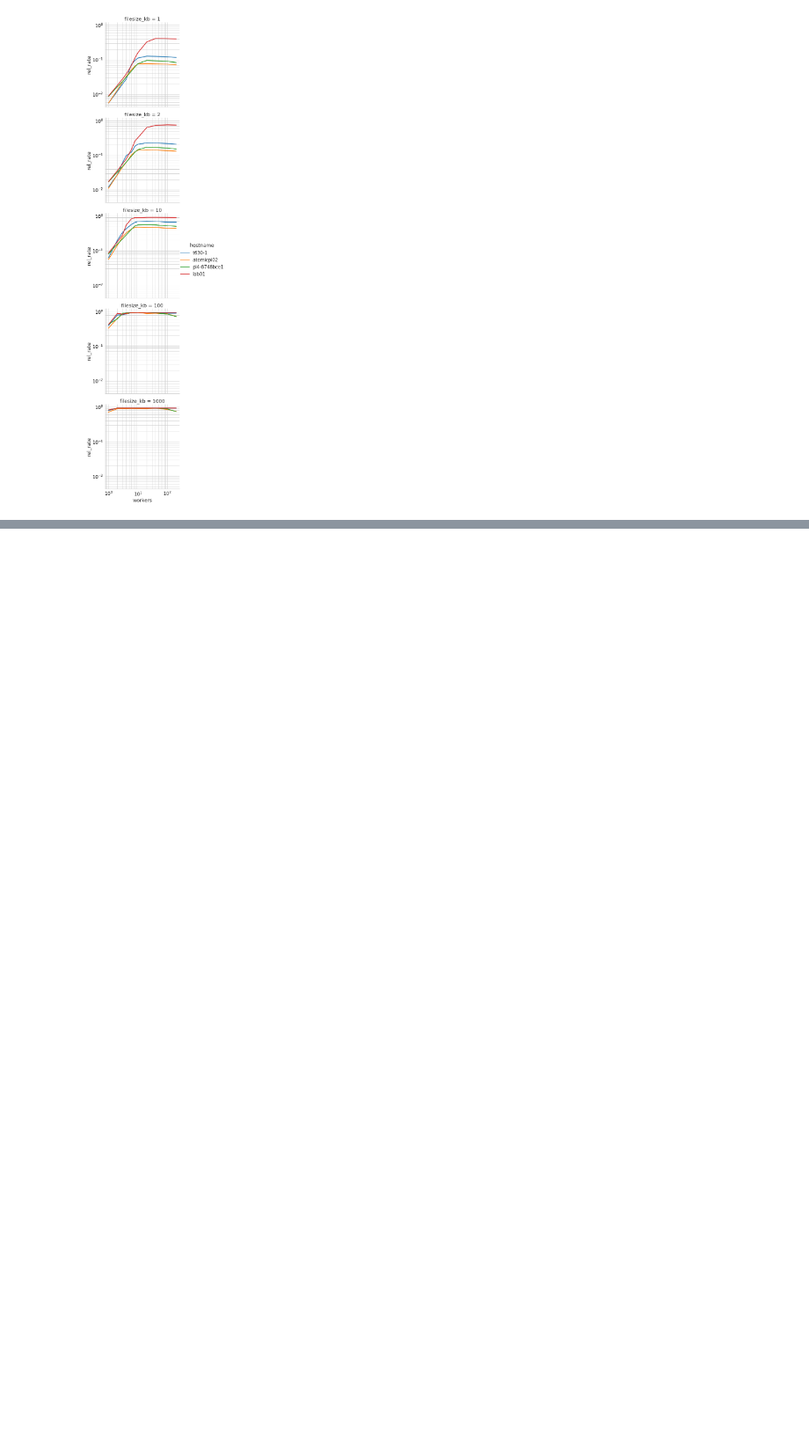
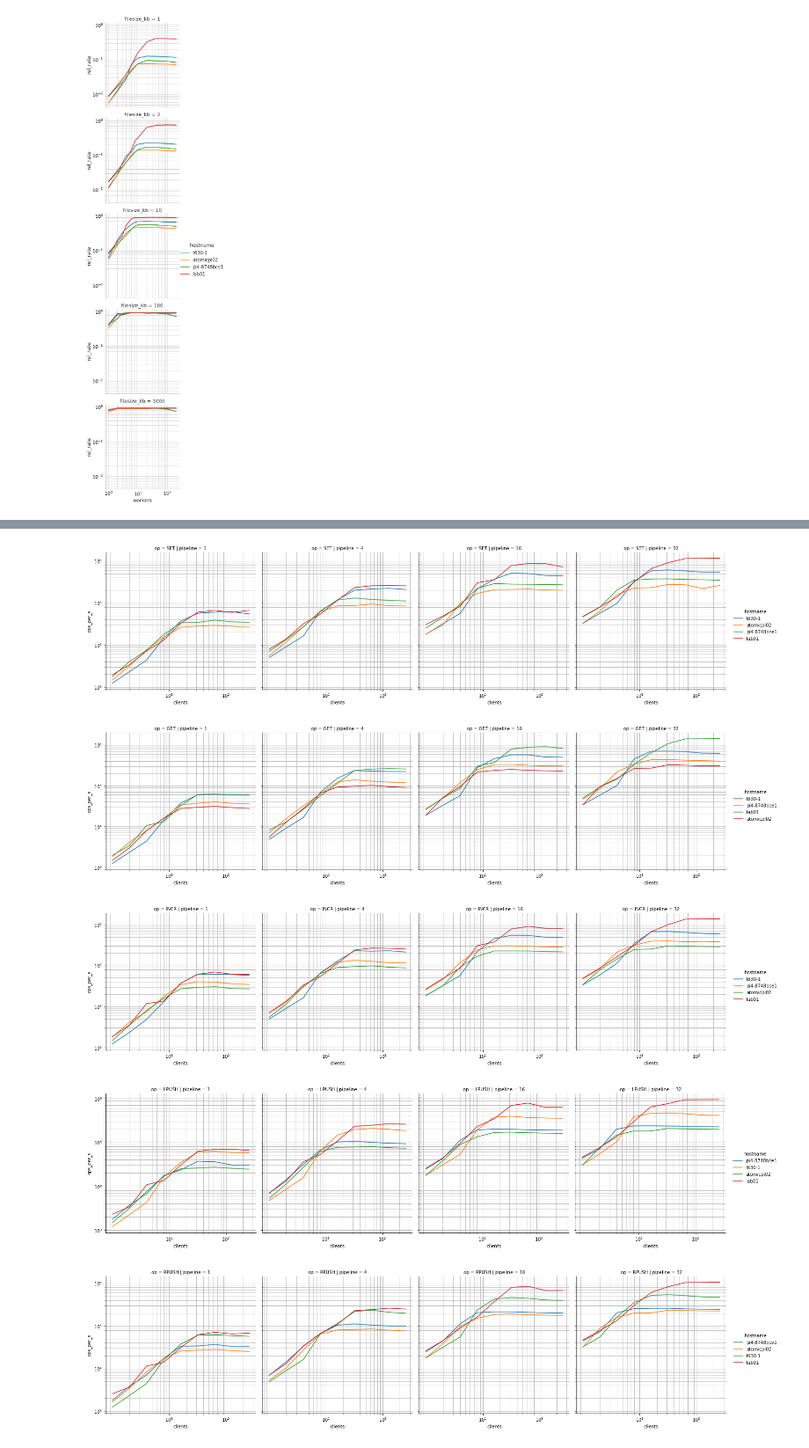
Before and after one commit to johnp789/linux-benchmarking-2021, a Jupyter notebook: results.ipynb, the cells around one changed output, grey strips where cells are left out. Shown at 88% size. Cells and saved outputs as stored; diff of their text form; code cells hidden in the pictures; blank space fills up the shorter version.

Commit message:
add redis benchmark and results

```diff
--- a/results.ipynb
+++ b/results.ipynb
@@ -50,3 +50,6 @@ for _, ax in g.axes_dict.items():
     ax.yaxis.grid(which="both")
 # %% [output]
 [figure]
+# %%
+redis = pd.read_csv("redis-benchmark-results.csv", sep="\s*,\s*")
+redis.head()
@@ -52,0 +63,20 @@ for _, ax in g.axes_dict.items():
+# %%
+def p(op):
+    g = sns.relplot(data=redis.loc[redis["op"] == op,], x="clients", y="ops_per_s", col="pipeline", row="op", hue="hostname", kind="line")
+    g.set(xscale="log", yscale="log")
+    for _, ax in g.axes_dict.items():
+        locmaj = mticker.LogLocator(base=10.0)
+        ax.xaxis.set_major_locator(locmaj)
+        ax.xaxis.set_tick_params(which="both")
+        ax.xaxis.grid(which="both")
+        ax.yaxis.set_major_locator(locmaj)
+        ax.yaxis.set_tick_params(which="both")
+        ax.yaxis.grid(which="both")
+for op in redis["op"].unique():
+    p(op)
+# %% [output]
+[figure, added]
+[figure, added]
+[figure, added]
+[figure, added]
+[figure, added]
```
Also changed, not shown: parts of 2 cells of this notebook, 4 other files.
